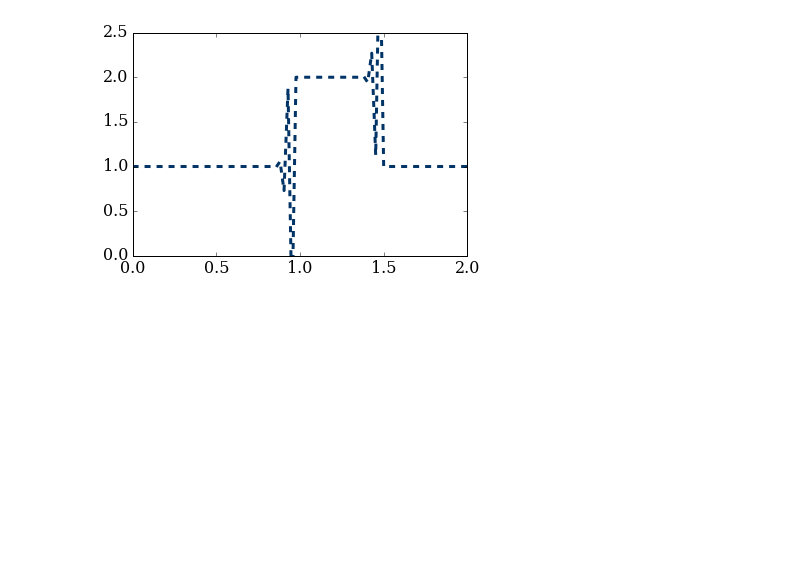
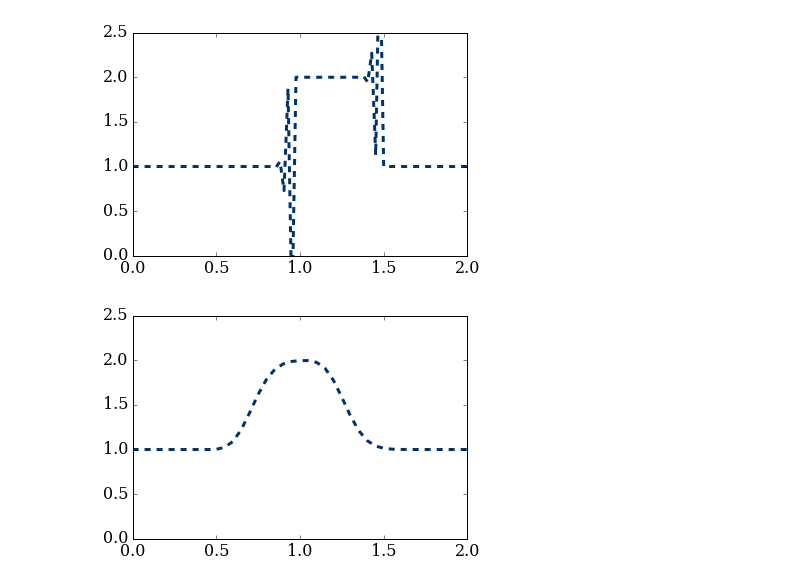
Before and after one commit to yueyang1992/MAE6286, a Jupyter notebook: sep25.ipynb, the cells around one changed output. Cells and saved outputs as stored; diff of their text form; code cells hidden in the pictures; blank space fills up the shorter version.

```diff
--- a/sep25.ipynb
+++ b/sep25.ipynb
@@ -67,0 +116,4 @@ linearconv(85)
+# %%
+linearconv(41)
+# %% [output]
+[figure, added]
```
Also changed, not shown: parts of 5 cells of this notebook.
